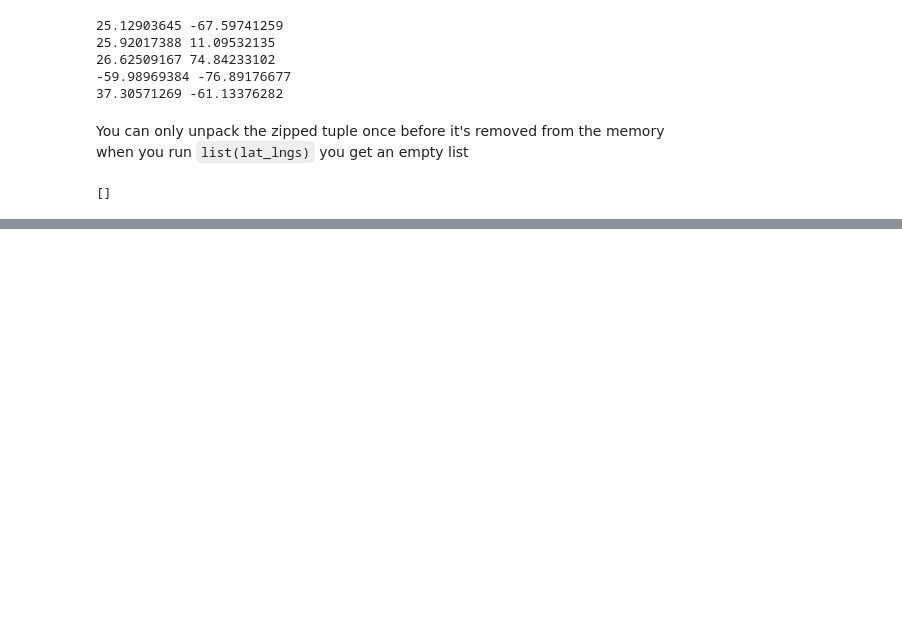
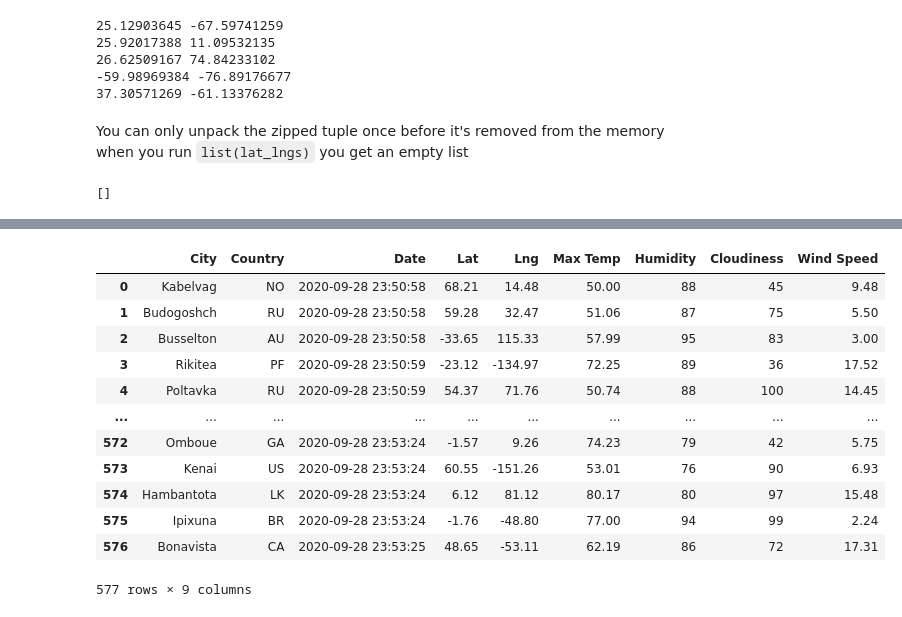
Before and after one commit to faramarzamirshahi/World_Weather_Analysis, a Jupyter notebook: WeatherPy.ipynb, the cells around one changed output, grey strips where cells are left out. Saved outputs shown, nothing was run; the diff lists cells and outputs as text; code cells hidden in the pictures; blank space fills up the shorter version.

```diff
--- a/WeatherPy.ipynb
+++ b/WeatherPy.ipynb
@@ -79,0 +86,3 @@ len(cities)
+# %%
+# Starting URL for Weather Map API Call.
+url = "http://api.openweathermap.org/data/2.5/weather?units=Imperial&APPID=" + weather_api_key
@@ -79,0 +172,4 @@ len(cities)
+# %%
+# Convert the array of dictionaries to a Pandas DataFrame.
+city_data_df = pd.DataFrame(city_data)
+city_data_df.head(10)
@@ -79,0 +188,19 @@ len(cities)
+# %%
+# re-order the columns as required
+new_column_order=['City','Country','Date','Lat','Lng','Max Temp','Humidity','Cloudiness','Wind Speed']
+city_data_df = city_data_df[new_column_order]
+city_data_df
+# %% [output]
+|  | City | Country | Date | Lat | Lng | Max Temp | Humidity | Cloudiness | Wind Speed |
+| 0 | Kabelvag | NO | 2020-09-28 23:50:58 | 68.21 | 14.48 | 50.00 | 88 | 45 | 9.48 |
+| 1 | Budogoshch | RU | 2020-09-28 23:50:58 | 59.28 | 32.47 | 51.06 | 87 | 75 | 5.50 |
+| 2 | Busselton | AU | 2020-09-28 23:50:58 | -33.65 | 115.33 | 57.99 | 95 | 83 | 3.00 |
+| 3 | Rikitea | PF | 2020-09-28 23:50:59 | -23.12 | -134.97 | 72.25 | 89 | 36 | 17.52 |
+| 4 | Poltavka | RU | 2020-09-28 23:50:59 | 54.37 | 71.76 | 50.74 | 88 | 100 | 14.45 |
+| ... | ... | ... | ... | ... | ... | ... | ... | ... | ... |
+| 572 | Omboue | GA | 2020-09-28 23:53:24 | -1.57 | 9.26 | 74.23 | 79 | 42 | 5.75 |
+| 573 | Kenai | US | 2020-09-28 23:53:24 | 60.55 | -151.26 | 53.01 | 76 | 90 | 6.93 |
+| 574 | Hambantota | LK | 2020-09-28 23:53:24 | 6.12 | 81.12 | 80.17 | 80 | 97 | 15.48 |
+| 575 | Ipixuna | BR | 2020-09-28 23:53:24 | -1.76 | -48.80 | 77.00 | 94 | 99 | 2.24 |
+| 576 | Bonavista | CA | 2020-09-28 23:53:25 | 48.65 | -53.11 | 62.19 | 86 | 72 | 17.31 |
+577 rows × 9 columns
```
Also changed, not shown: parts of 11 cells of this notebook, 2 other files.
